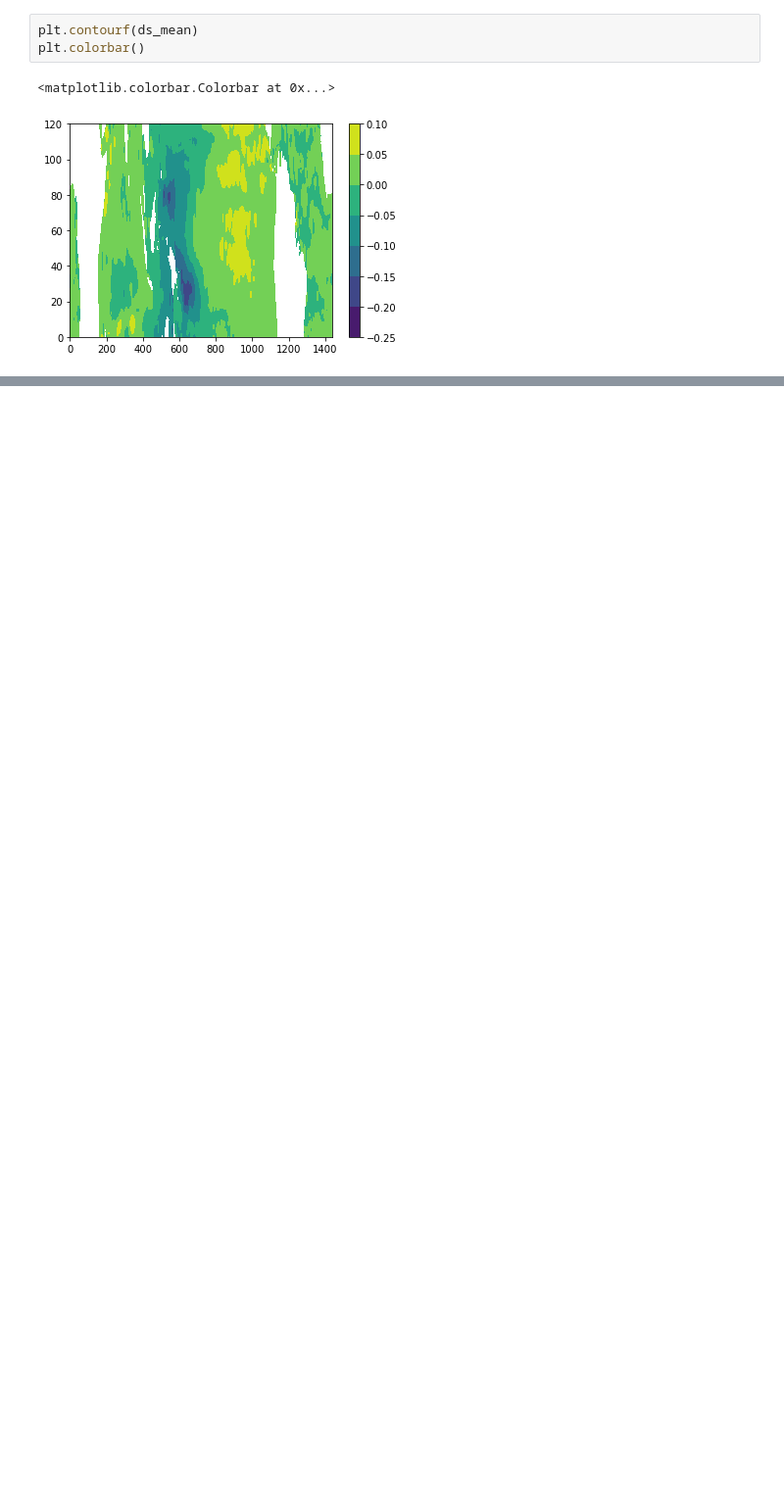
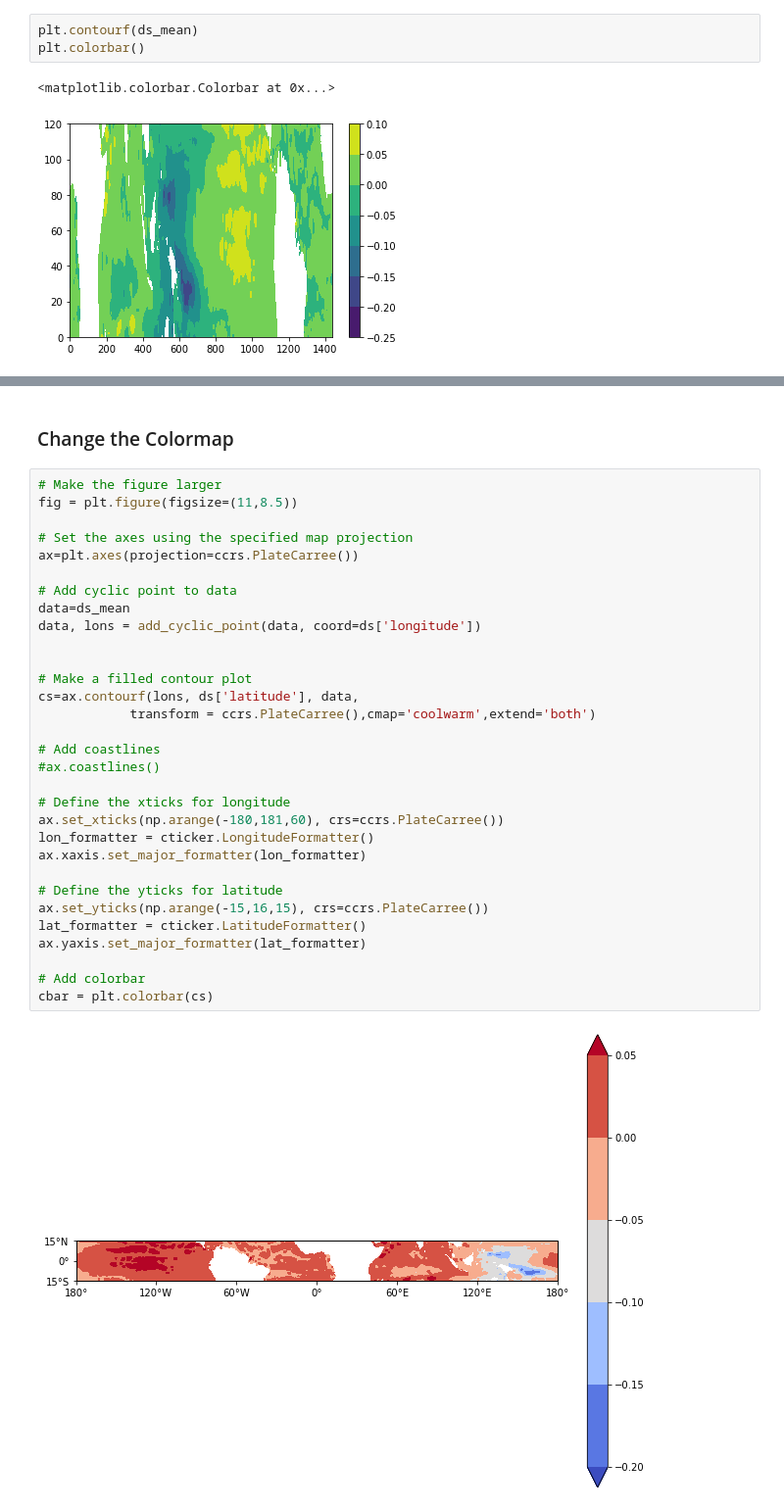
Before and after one commit to GeoRath/Climate-680, a Jupyter notebook: Assignment1.ipynb, the cells around one changed output, grey strips where cells are left out. Shown at 98% size. Drawn from its saved outputs; the diff is of its cells as text; blank space fills up the shorter version.

```diff
--- a/Assignment1.ipynb
+++ b/Assignment1.ipynb
@@ -64,0 +132,35 @@ plt.colorbar()
+# %% [markdown]
+### Change the Colormap
+# %%
+# Make the figure larger
+fig = plt.figure(figsize=(11,8.5))
+
+# Set the axes using the specified map projection
+ax=plt.axes(projection=ccrs.PlateCarree())
+
+# Add cyclic point to data
+data=ds_mean
+data, lons = add_cyclic_point(data, coord=ds['longitude'])
+
+
+# Make a filled contour plot
+cs=ax.contourf(lons, ds['latitude'], data,
+            transform = ccrs.PlateCarree(),cmap='coolwarm',extend='both')
+
+# Add coastlines
+#ax.coastlines()
+
+# Define the xticks for longitude
+ax.set_xticks(np.arange(-180,181,60), crs=ccrs.PlateCarree())
+lon_formatter = cticker.LongitudeFormatter()
+ax.xaxis.set_major_formatter(lon_formatter)
+
+# Define the yticks for latitude
+ax.set_yticks(np.arange(-15,16,15), crs=ccrs.PlateCarree())
+lat_formatter = cticker.LatitudeFormatter()
+ax.yaxis.set_major_formatter(lat_formatter)
+
+# Add colorbar
+cbar = plt.colorbar(cs)
+# %% [output]
+[figure, added]
```
Also changed, not shown: parts of 17 cells of this notebook.
